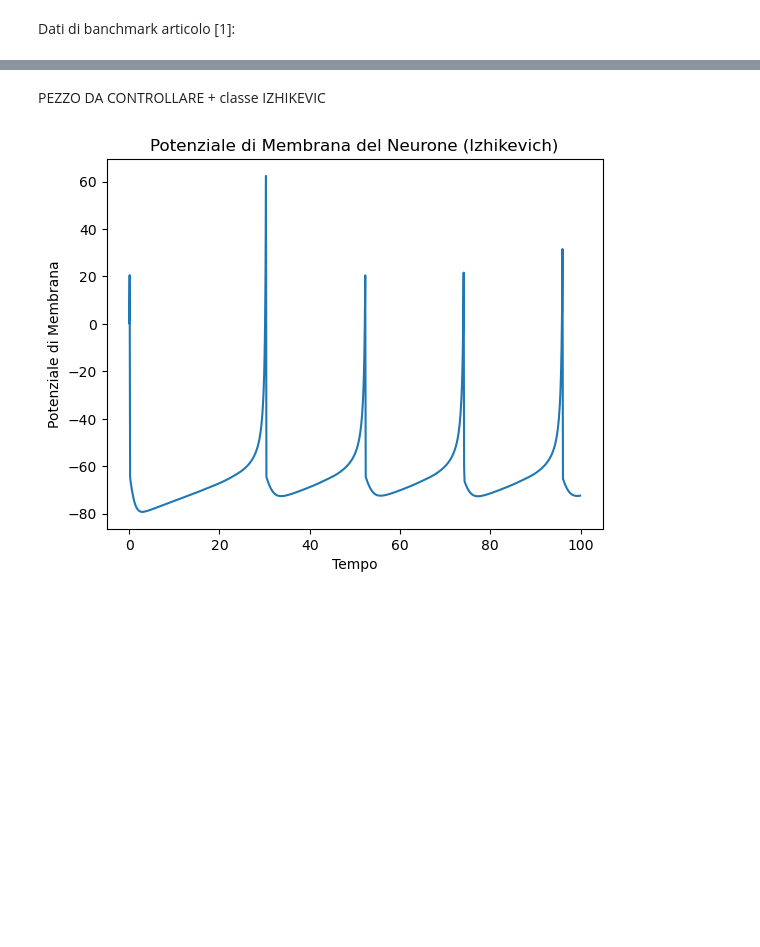
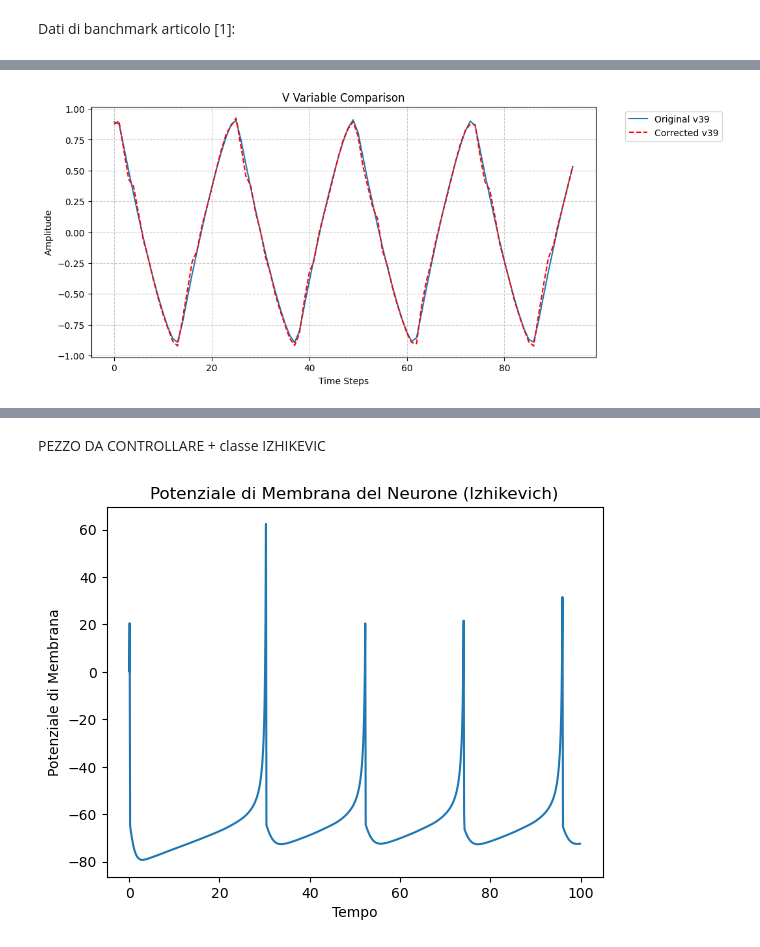
Before and after one commit to bucciadimela2-0/NeuronForecasting, a Jupyter notebook: main.ipynb, the cells around one changed output, grey strips where cells are left out. Drawn from its saved outputs; the diff is of its cells as text; code cells hidden in the pictures; blank space fills up the shorter version.

```diff
--- a/main.ipynb
+++ b/main.ipynb
@@ -99,0 +100,5 @@ plt.grid(True, linestyle='--', alpha=0.7)
+# %%
+Plotter.plot_comparison(y_test, forecasted, index=39, var_name='v',
+                       time_steps=95, title='V Variable Comparison')
+# %% [output]
+[figure, added]
```
Also changed, not shown: parts of 19 cells of this notebook, 9 other files.
